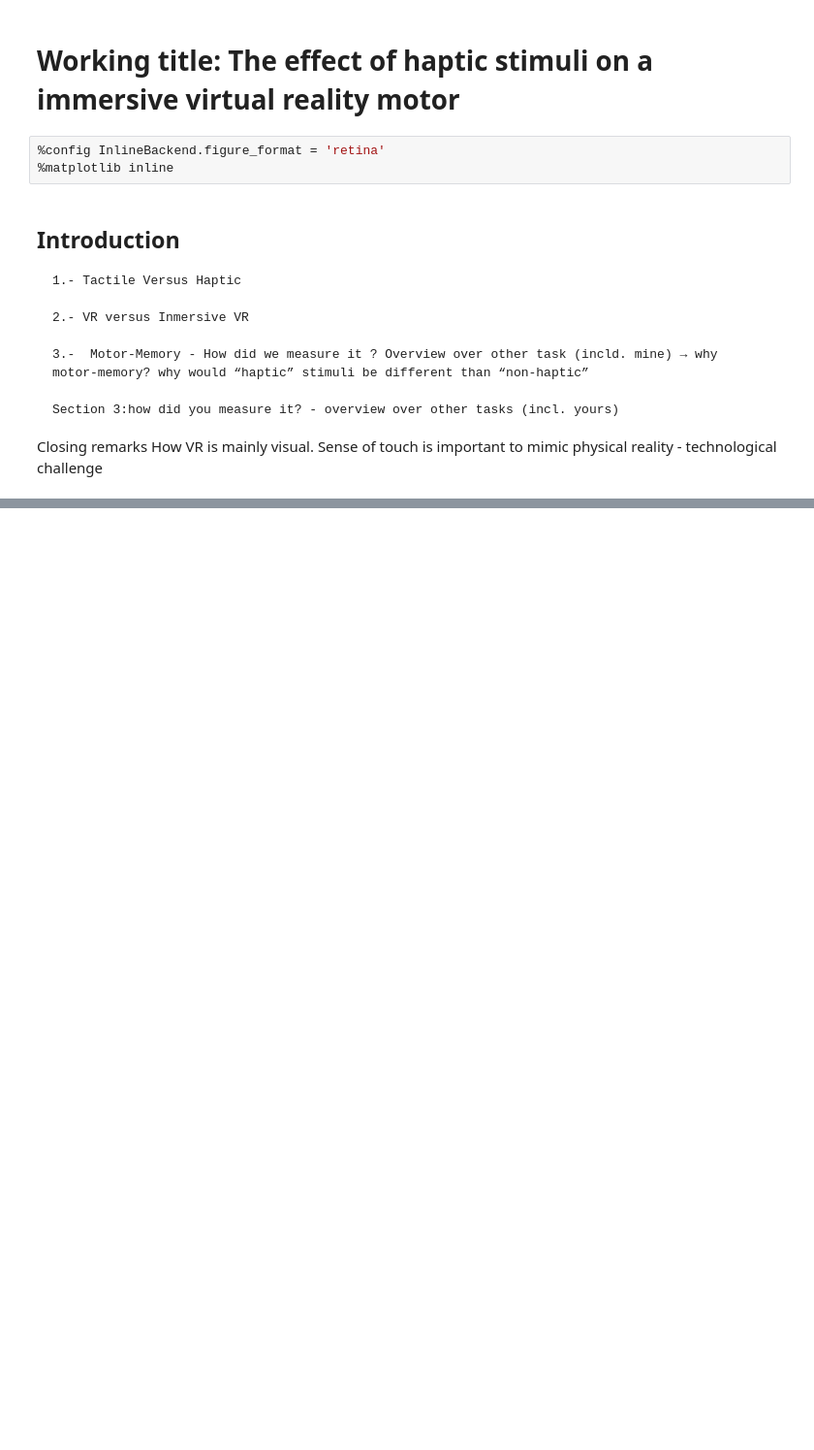
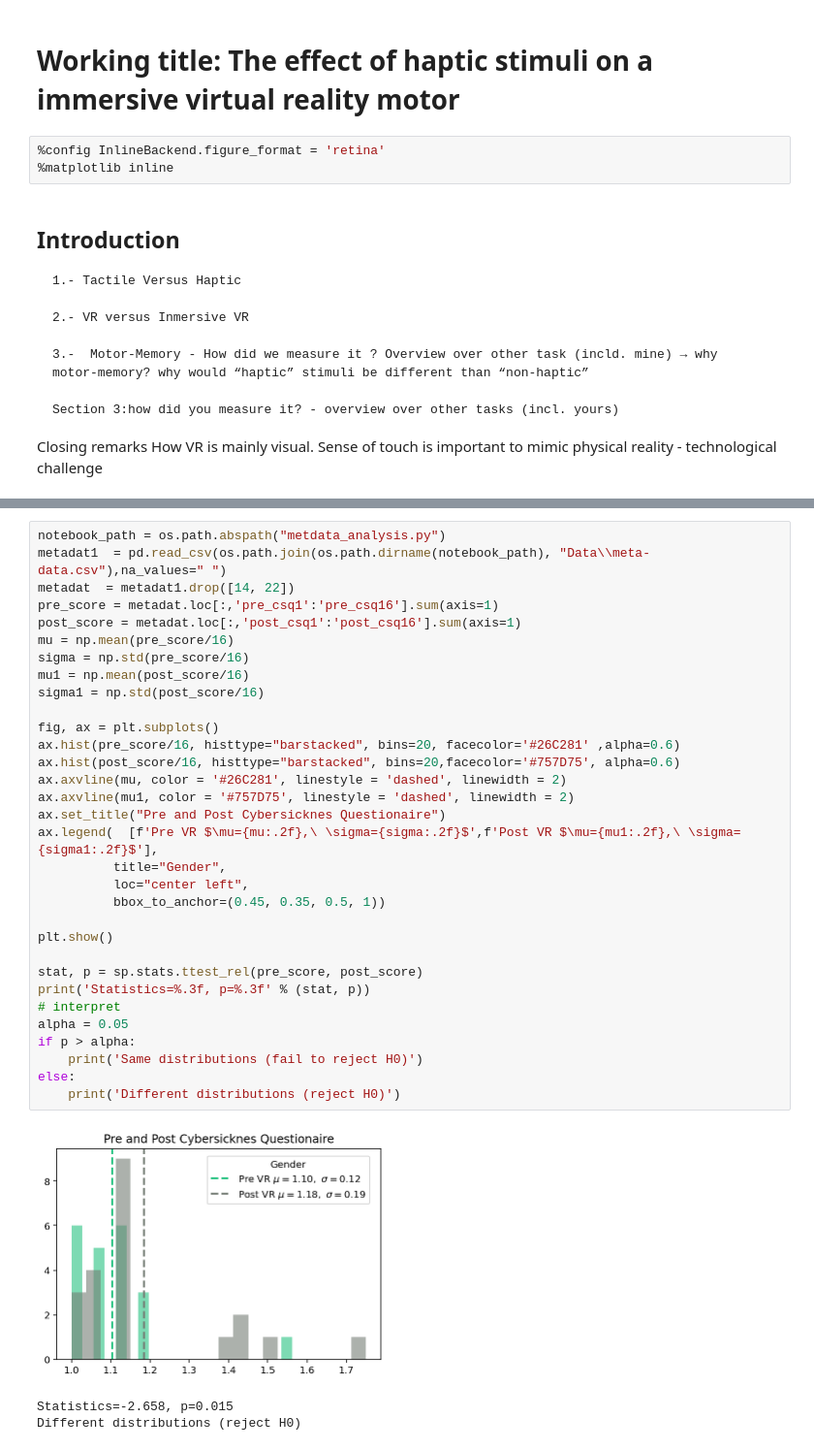
Before and after one commit to BenjaminDupre/m-b_thesis, a Jupyter notebook: Analysis.ipynb, the cells around one changed output, grey strips where cells are left out. Shown at 97% size. Cells and saved outputs as stored; diff of their text form; blank space fills up the shorter version.

```diff
--- a/Analysis.ipynb
+++ b/Analysis.ipynb
@@ -89,0 +106,36 @@ To asure that the handedness and VR sickness dispositions did not affect the mea
+# %%
+notebook_path = os.path.abspath("metdata_analysis.py")
+metadat1  = pd.read_csv(os.path.join(os.path.dirname(notebook_path), "Data\\meta-data.csv"),na_values=" ")
+metadat  = metadat1.drop([14, 22])
+pre_score = metadat.loc[:,'pre_csq1':'pre_csq16'].sum(axis=1)
+post_score = metadat.loc[:,'post_csq1':'post_csq16'].sum(axis=1)
+mu = np.mean(pre_score/16)
+sigma = np.std(pre_score/16)
+mu1 = np.mean(post_score/16)
+sigma1 = np.std(post_score/16)
+
+fig, ax = plt.subplots()
+ax.hist(pre_score/16, histtype="barstacked", bins=20, facecolor='#26C281' ,alpha=0.6)
+ax.hist(post_score/16, histtype="barstacked", bins=20,facecolor='#757D75', alpha=0.6)
+ax.axvline(mu, color = '#26C281', linestyle = 'dashed', linewidth = 2)
+ax.axvline(mu1, color = '#757D75', linestyle = 'dashed', linewidth = 2)
+ax.set_title("Pre and Post Cybersicknes Questionaire")
+ax.legend(  [f'Pre VR $\mu={mu:.2f},\ \sigma={sigma:.2f}$',f'Post VR $\mu={mu1:.2f},\ \sigma={sigma1:.2f}$'],
+          title="Gender",
+          loc="center left",
+          bbox_to_anchor=(0.45, 0.35, 0.5, 1))
+
+plt.show()
+
+stat, p = sp.stats.ttest_rel(pre_score, post_score)
+print('Statistics=%.3f, p=%.3f' % (stat, p))
+# interpret
+alpha = 0.05
+if p > alpha:
+	print('Same distributions (fail to reject H0)')
+else:
+	print('Different distributions (reject H0)')
+# %% [output]
+[figure, added]
+Statistics=-2.658, p=0.015
+Different distributions (reject H0)
```
Also changed, not shown: parts of 7 cells of this notebook, 8 other files.
